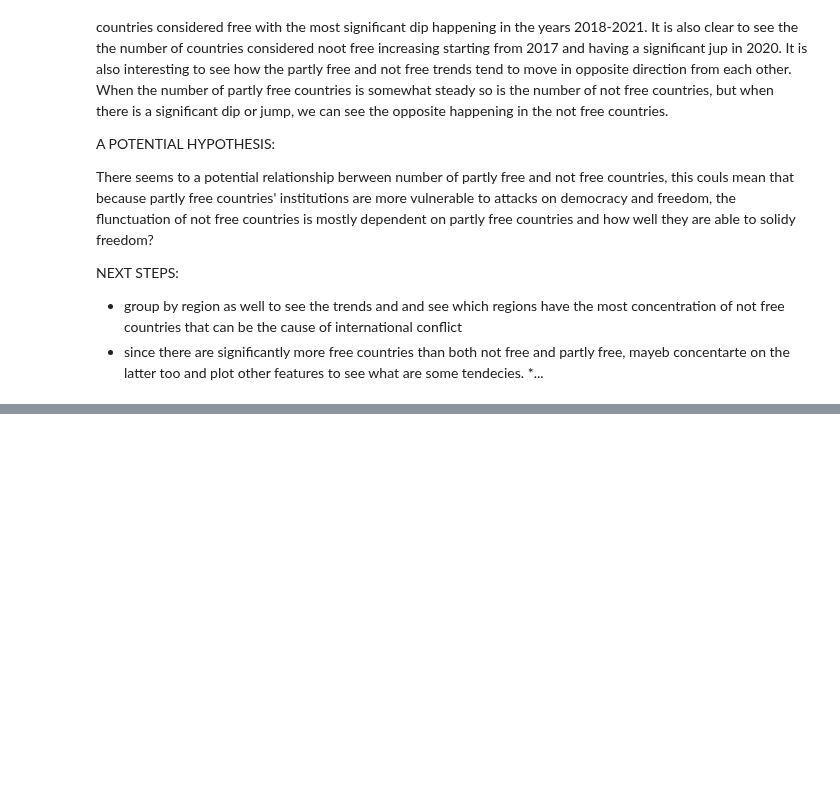
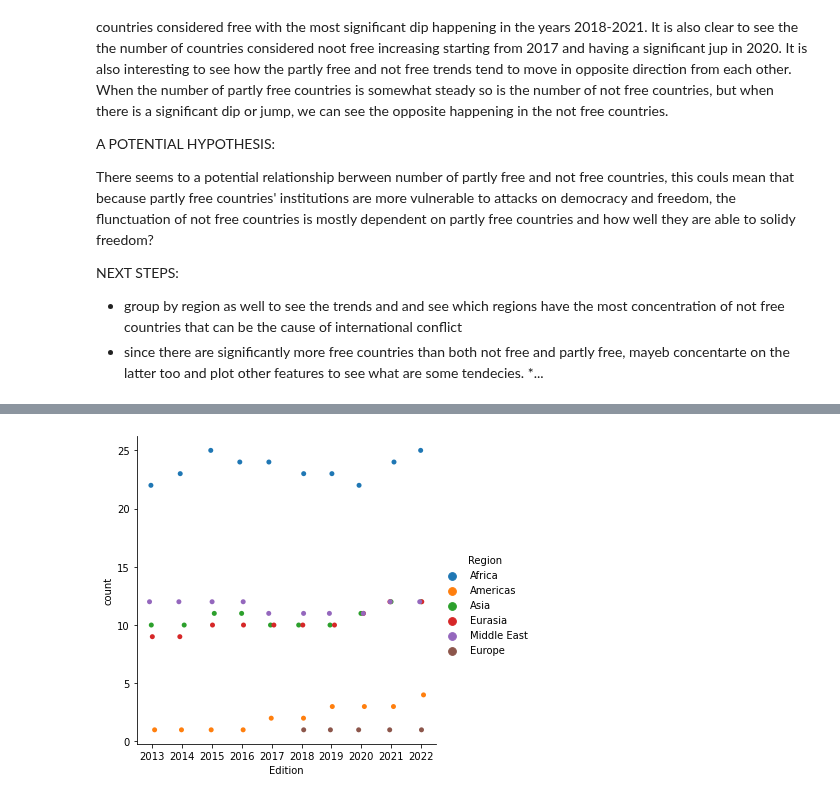
Before and after one commit to uic-cs418/cs418-spring22-eda-llc, a Jupyter notebook: allDataEDA.ipynb, the cells around one changed output, grey strips where cells are left out. Cells and saved outputs as stored; diff of their text form; code cells hidden in the pictures; blank space fills up the shorter version.

```diff
--- a/allDataEDA.ipynb
+++ b/allDataEDA.ipynb
@@ -88,0 +160,4 @@ NEXT STEPS:
+# %%
+ax = sns.catplot(x='Edition', y='count', hue='Region', data=NF_by_region)
+# %% [output]
+[figure, added]
```
Also changed, not shown: parts of 28 cells of this notebook.
